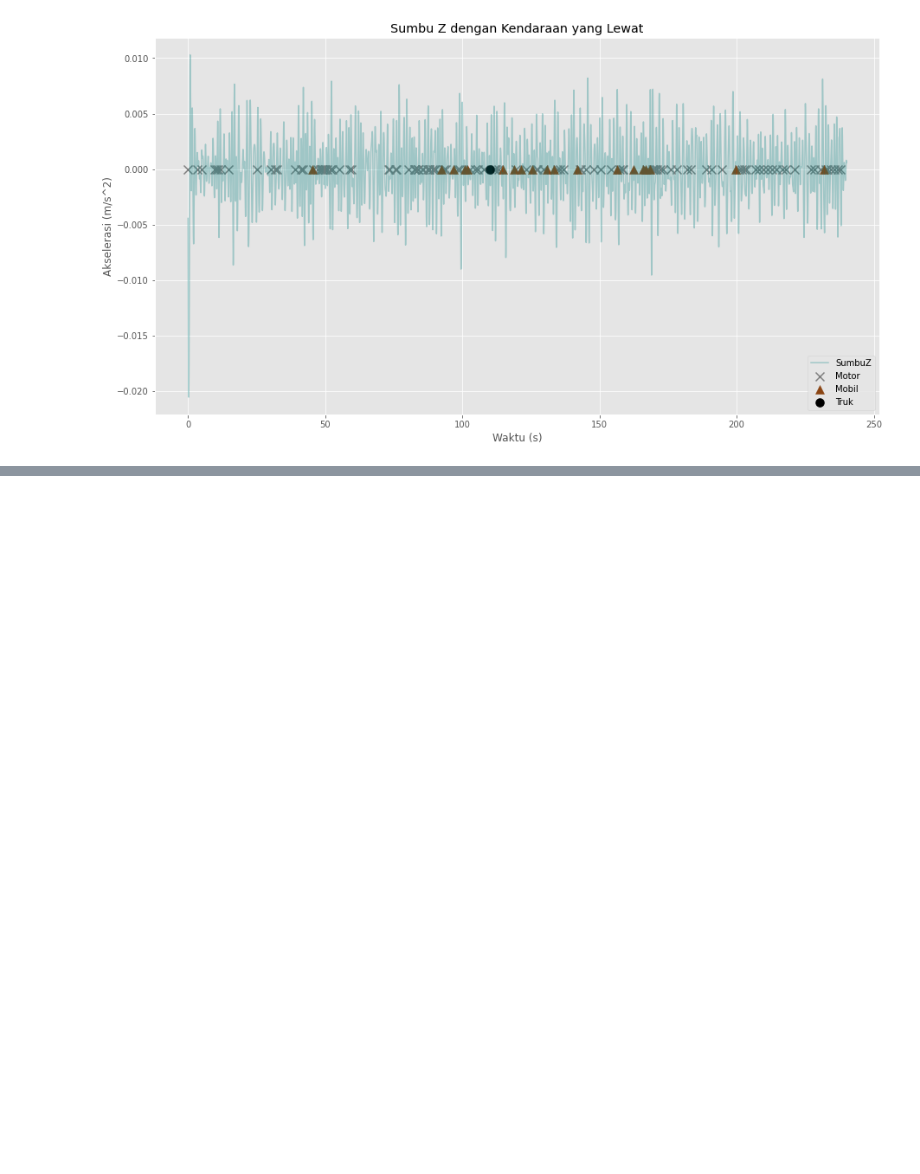
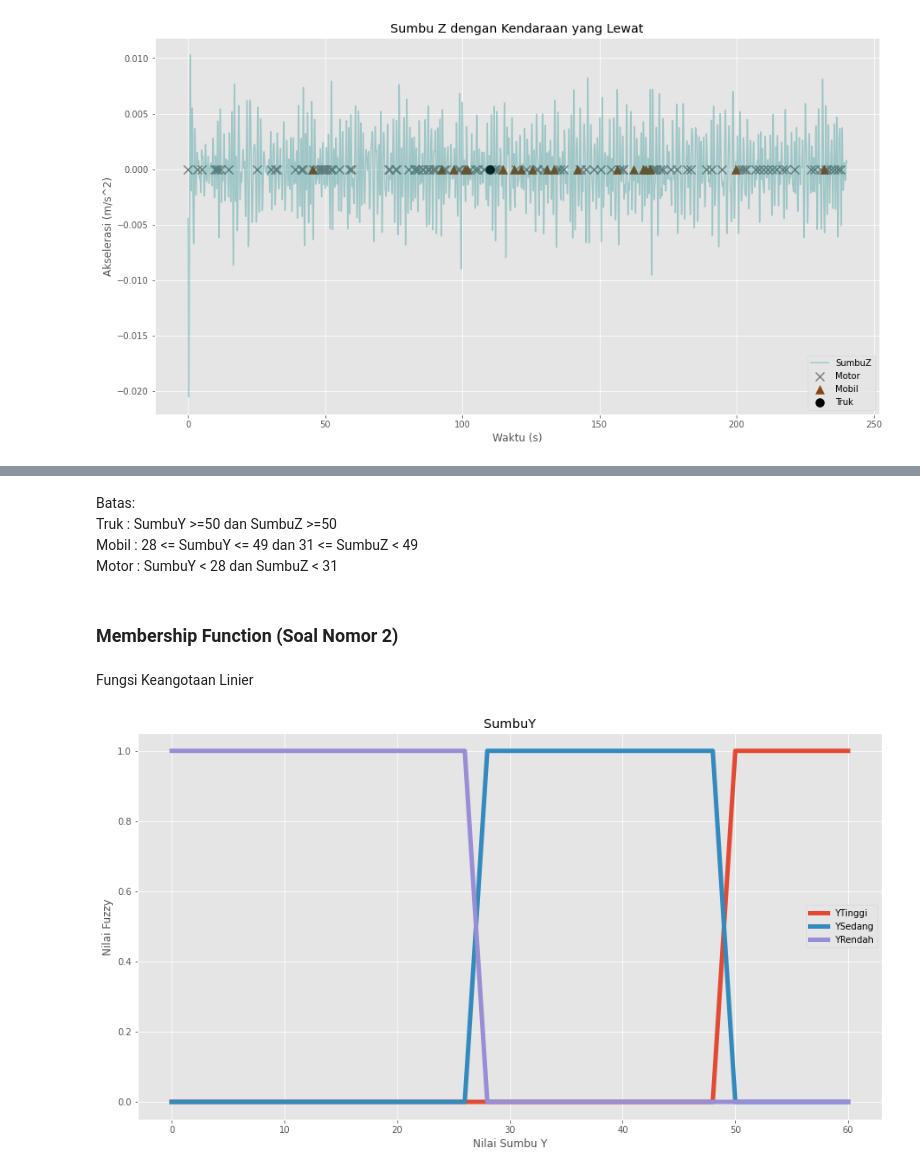
Before and after one commit to Otniel113/IoT_Jalan, a Jupyter notebook: IoT_Jalan.ipynb, the cells around one changed output, grey strips where cells are left out. Drawn from its saved outputs; the diff is of its cells as text; code cells hidden in the pictures; blank space fills up the shorter version.

Commit message:
Menyelesaikan Soal Nomor 1 dan 2 Milestone 3

```diff
--- a/IoT_Jalan.ipynb
+++ b/IoT_Jalan.ipynb
@@ -360,0 +400,26 @@ plt.show()
+# %% [markdown]
+Batas: <br>
+Truk  : SumbuY >=50 dan SumbuZ >=50 <br>
+Mobil : 28 <= SumbuY <= 49 dan 31 <= SumbuZ < 49 <br>
+Motor : SumbuY < 28 dan SumbuZ < 31
+# %% [markdown]
+### Membership Function (Soal Nomor 2)
+# %% [markdown]
+Fungsi Keangotaan Linier
+# %%
+nilai_fuzzy_y1 = [0, 0, 1, 1]
+nilai_fuzzy_y2 = [0, 0, 1, 1, 0, 0]
+nilai_fuzzy_y3 = [1, 1, 0, 0]
+besar_sumbu_y1 = [0, 48, 50, 60]
+besar_sumbu_y2 = [0, 26, 28, 48, 50, 60]
+besar_sumbu_y3 = [0, 26, 28, 60]
+plt.plot(besar_sumbu_y1, nilai_fuzzy_y1, linewidth=5, label='YTinggi')
+plt.plot(besar_sumbu_y2, nilai_fuzzy_y2, linewidth=5, label='YSedang')
+plt.plot(besar_sumbu_y3, nilai_fuzzy_y3, linewidth=5, label='YRendah')
+plt.title('SumbuY')
+plt.xlabel('Nilai Sumbu Y')
+plt.ylabel('Nilai Fuzzy')
+plt.legend()
+plt.show()
+# %% [output]
+[figure, added]
```
Also changed, not shown: parts of 12 cells of this notebook.
